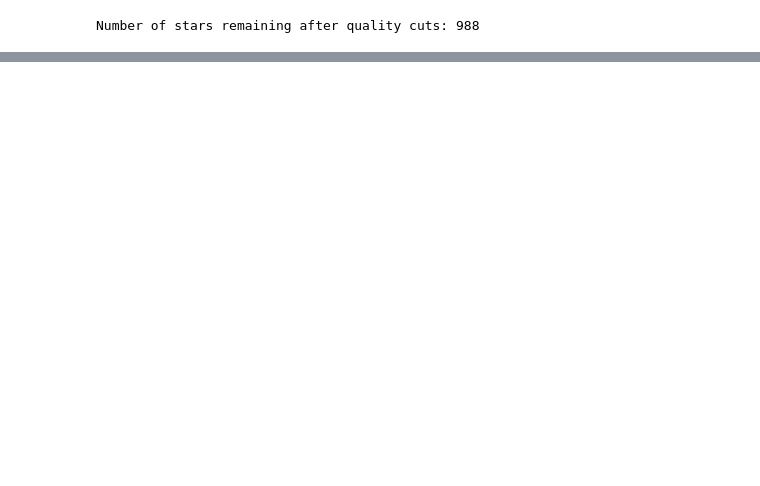
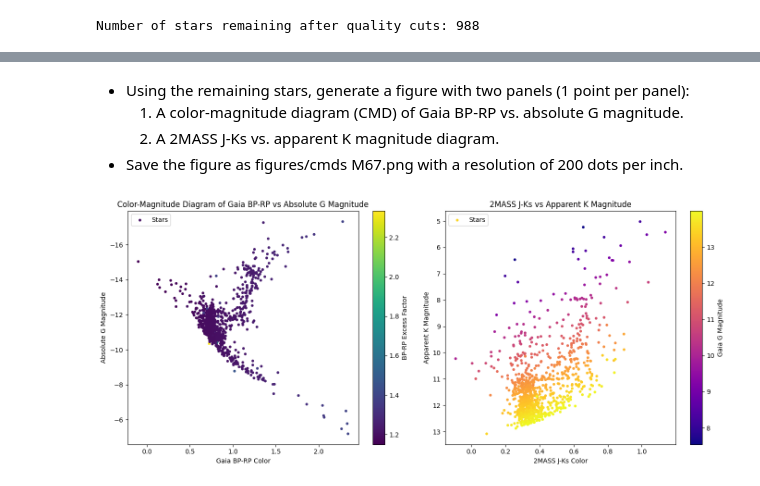
Before and after one commit to kitty-anu/astro_comp, a Jupyter notebook: Assignment3.ipynb, the cells around one changed output, grey strips where cells are left out. Drawn from its saved outputs; the diff is of its cells as text; code cells hidden in the pictures; blank space fills up the shorter version.

```diff
--- a/Assignment3.ipynb
+++ b/Assignment3.ipynb
@@ -122,0 +70,79 @@ plt.show()  # Show the figure after saving
+# %% [markdown]
+* Using the remaining stars, generate a figure with two panels (1 point per panel):
+    1. A color-magnitude diagram (CMD) of Gaia BP-RP vs. absolute G magnitude.
+    2. A 2MASS J-Ks vs. apparent K magnitude diagram.
+* Save the figure as figures/cmds M67.png with a resolution of 200 dots per inch.
+# %%
+# Step 6: Generate the plots with color mapping
+
+# Converting parallax from milliarcseconds to arcseconds
+parallax_arcsec = good_stars['parallax'] / 1000.0
+
+# (a) Color-Magnitude Diagram (CMD)
+bp_rp = good_stars['phot_bp_mean_mag'] - good_stars['phot_rp_mean_mag']  # Gaia BP-RP color
+G = good_stars['phot_g_mean_mag']  # Gaia G magnitude
+M_G = G + 5 * np.log10(parallax_arcsec) - 10  # Absolute G magnitude
+
+# (b) 2MASS J-Ks vs Apparent Ks Magnitude
+J = good_stars['j_m']  # 2MASS J magnitude
+Ks = good_stars['ks_m']  # 2MASS Ks magnitude
+J_Ks = J - Ks  # 2MASS J-Ks color
+
+# Creating the figure with two panels
+fig, ax = plt.subplots(1, 2, figsize=(14, 6))
+
+# (a) CMD: BP-RP vs. Absolute G magnitude, colored by BP-RP Excess Factor
+sc1 = ax[0].scatter(
+    bp_rp,
+    M_G,
+    s=10,
+    c=good_stars['phot_bp_rp_excess_factor'],  # Color by BP-RP excess factor
+    cmap='viridis',
+    label='Stars'
+)
+ax[0].invert_yaxis()  # Inverting y-axis for CMD
+ax[0].set_xlabel('Gaia BP-RP Color')
+ax[0].set_ylabel('Absolute G Magnitude')
+ax[0].set_title('Color-Magnitude Diagram of Gaia BP-RP vs Absolute G Magnitude')
+ax[0].legend()
+
+# Adding color bar for CMD
+cbar1 = plt.colorbar(sc1, ax=ax[0])
+cbar1.set_label('BP-RP Excess Factor')
+
+# (b) J-Ks vs. Apparent Ks magnitude, colored by Gaia G magnitude
+sc2 = ax[1].scatter(
+    J_Ks,
+    Ks,
+    s=10,
+    c=good_stars['phot_g_mean_mag'],  # Color by Gaia G magnitude
+    cmap='plasma',
+    label='Stars'
+)
+ax[1].invert_yaxis()  # Inverting y-axis for apparent magnitude plot
+ax[1].set_xlabel('2MASS J-Ks Color')
+ax[1].set_ylabel('Apparent K Magnitude')
+ax[1].set_title('2MASS J-Ks vs Apparent K Magnitude')
+ax[1].legend()
+
+# Adding color bar for J-Ks plot
+cbar2 = plt.colorbar(sc2, ax=ax[1])
+cbar2.set_label('Gaia G Magnitude')
+
+# Step 7: Save the figure as 'figures/cmds_M67.png' with 200 dpi resolution
+
+# Ensuring the directory exists
+output_dir = "figures"
+if not os.path.exists(output_dir):
+    os.makedirs(output_dir)
+
+# Path to save the figure
+output_path = os.path.join(output_dir, "cmds_M67.png")
+
+# Saving the figure before showing it
+plt.tight_layout()
+plt.savefig(output_path, dpi=200)
+plt.show()
+plt.close()
+# %% [output]
+[figure, added]
```
Also changed, not shown: parts of 29 cells of this notebook.
